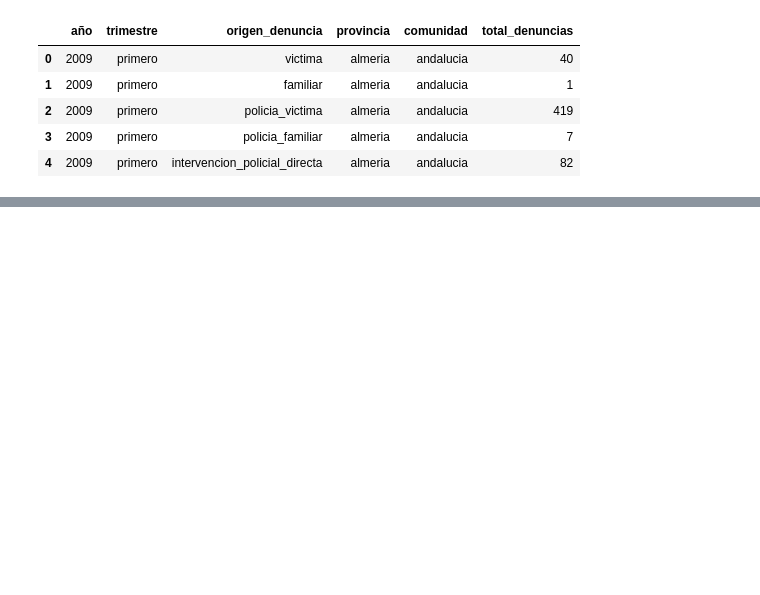
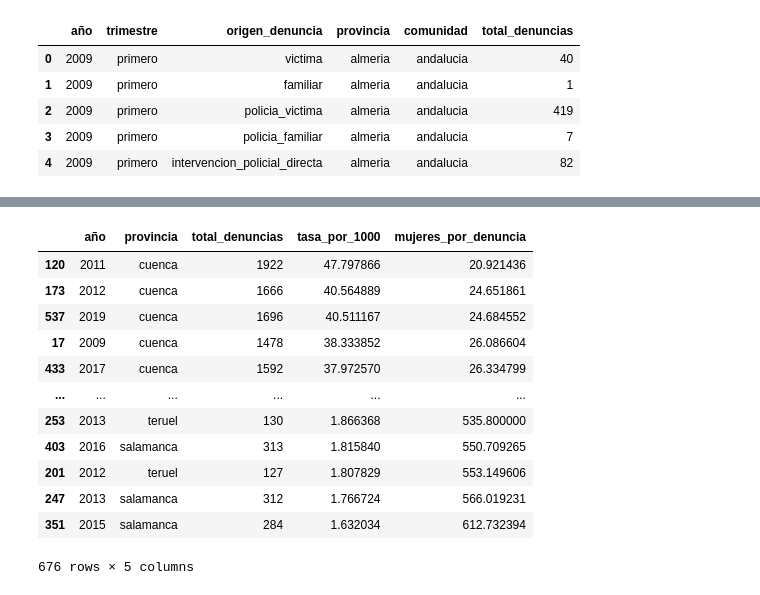
Before and after one commit to NoeRoson/Final_project, a Jupyter notebook: code/graficos.ipynb, the cells around one changed output, grey strips where cells are left out. Saved outputs shown, nothing was run; the diff lists cells and outputs as text; code cells hidden in the pictures; blank space fills up the shorter version.

```diff
--- a/code/graficos.ipynb
+++ b/code/graficos.ipynb
@@ -94,0 +118,16 @@ llam.head()
+# %%
+denu_combi.sort_values(by='mujeres_por_denuncia')  # Se observa que Cuenca es la ciudad con mayor tasa de denuncias por violencia de género durante varios años
+# %% [output]
+|  | año | provincia | total_denuncias | tasa_por_1000 | mujeres_por_denuncia |
+| 120 | 2011 | cuenca | 1922 | 47.797866 | 20.921436 |
+| 173 | 2012 | cuenca | 1666 | 40.564889 | 24.651861 |
+| 537 | 2019 | cuenca | 1696 | 40.511167 | 24.684552 |
+| 17 | 2009 | cuenca | 1478 | 38.333852 | 26.086604 |
+| 433 | 2017 | cuenca | 1592 | 37.972570 | 26.334799 |
+| ... | ... | ... | ... | ... | ... |
+| 253 | 2013 | teruel | 130 | 1.866368 | 535.800000 |
+| 403 | 2016 | salamanca | 313 | 1.815840 | 550.709265 |
+| 201 | 2012 | teruel | 127 | 1.807829 | 553.149606 |
+| 247 | 2013 | salamanca | 312 | 1.766724 | 566.019231 |
+| 351 | 2015 | salamanca | 284 | 1.632034 | 612.732394 |
+676 rows × 5 columns
```
Also changed, not shown: parts of 27 cells of this notebook, 4 other files.
